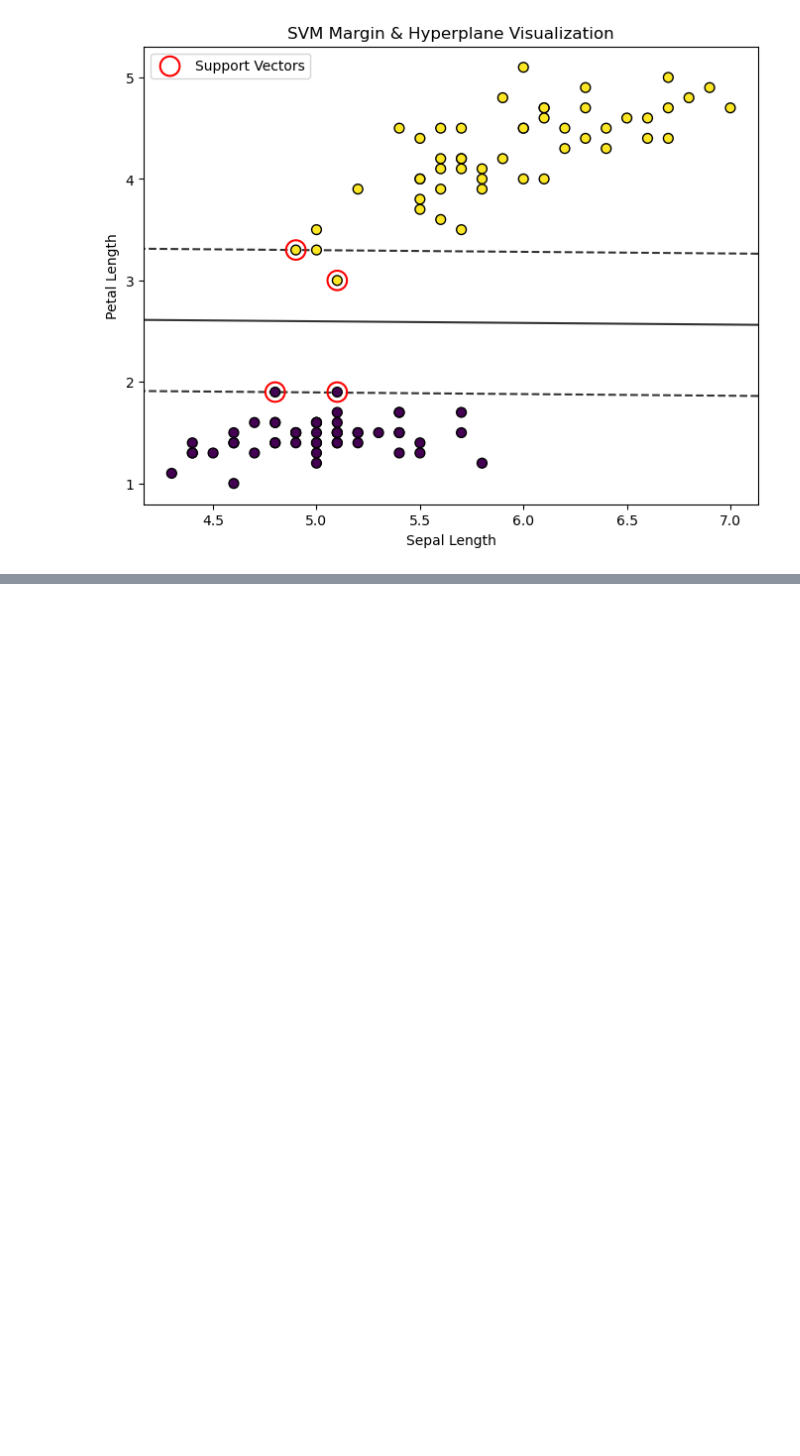
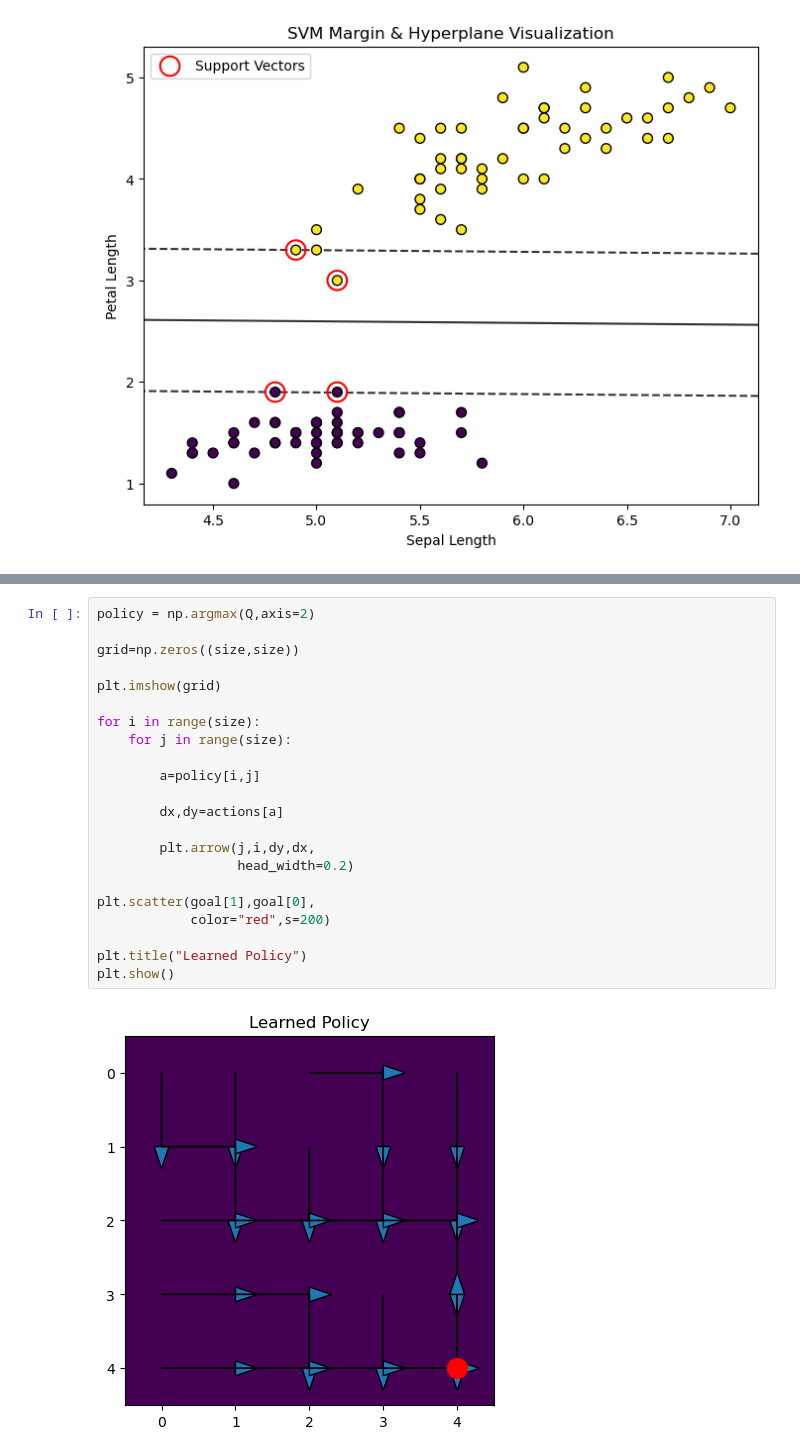
Before and after one commit to MasterGLCC/machine-learning-adam911-uff, a Jupyter notebook: used_car_regr/Untitled.ipynb, the cells around one changed output, grey strips where cells are left out. Saved outputs shown, nothing was run; the diff lists cells and outputs as text; blank space fills up the shorter version.

```diff
--- a/used_car_regr/Untitled.ipynb
+++ b/used_car_regr/Untitled.ipynb
@@ -845,0 +1174,24 @@ plot_svm_visualization(X, y, svm)
+# %%
+policy = np.argmax(Q,axis=2)
+
+grid=np.zeros((size,size))
+
+plt.imshow(grid)
+
+for i in range(size):
+    for j in range(size):
+
+        a=policy[i,j]
+
+        dx,dy=actions[a]
+
+        plt.arrow(j,i,dy,dx,
+                  head_width=0.2)
+
+plt.scatter(goal[1],goal[0],
+            color="red",s=200)
+
+plt.title("Learned Policy")
+plt.show()
+# %% [output]
+[figure, added]
```
Also changed, not shown: parts of 9 cells of this notebook.
